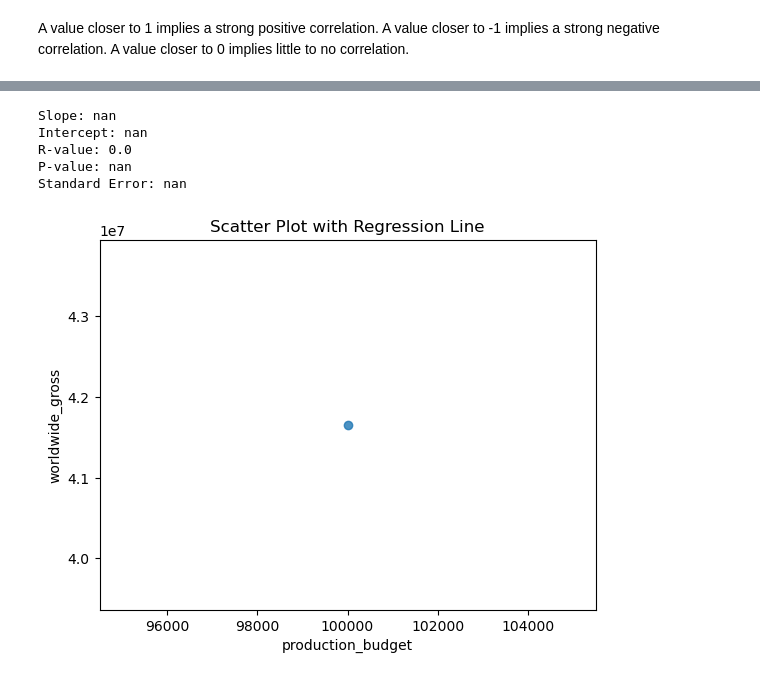
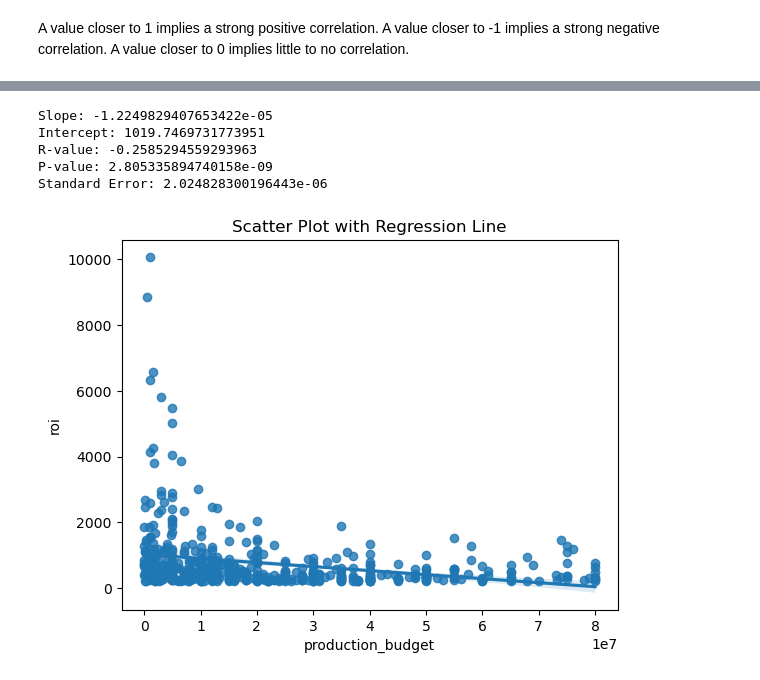
Before and after one commit to GoknurK/Movie_Studio, a Jupyter notebook: stats.ipynb, the cells around one changed output, grey strips where cells are left out. Drawn from its saved outputs; the diff is of its cells as text; code cells hidden in the pictures.

Commit message:
added regression model and plots

```diff
--- a/stats.ipynb
+++ b/stats.ipynb
@@ -177,0 +249,4 @@ movie_budgets_filtered
+# %%
+#new ROI column with production budget subtracted
+movie_budgets_filtered['roi'] = round((movie_budgets_filtered['net_profit'] / movie_budgets_filtered['production_budget']) * 100, 2)
+movie_budgets_filtered
@@ -178,6 +315,6 @@ movie_budgets_filtered
 # %%
-#filtering ROI above 200.0
-movie_budgets_filtered = movie_budgets_filtered[movie_budgets_filtered["ROI"] >= 200.0]
+#filtering roi above 200.0
+movie_budgets_filtered = movie_budgets_filtered[movie_budgets_filtered["roi"] >= 200.0]
 movie_budgets_filtered
 # %% [output]
 |  | id | release_date | movie | production_budget | domestic_gross | worldwide_gross | release_year | ... |
@@ -292,0 +430,3 @@ movie_df.to_csv('data/movie.df.csv', index=False)
+# %%
+#dropping unnecessary columns
+movie_df.drop(columns = ["id", "start_year", "original_title", "runtime_minutes"], inplace = True)
@@ -348,0 +493,4 @@ Name: ROI, dtype: float64
+# %%
+#removing the outlier
+max_value = movie_df['roi'].max()
+movie_df = movie_df[movie_df['roi'] != max_value]
@@ -411,21 +651,21 @@ NameError: name 'best_line' is not defined
 # %%
 from scipy.stats import linregress
-slope, intercept, r_value, p_value, std_err = linregress(movie_df["production_budget"], movie_df["ROI"])
+slope, intercept, r_value, p_value, std_err = linregress(movie_df["production_budget"], movie_df["roi"])
 print("Slope:", slope)
 print("Intercept:", intercept)
 print("R-value:", r_value)
 print("P-value:", p_value)
 print("Standard Error:", std_err)
 # %% [output]
-Slope: nan
-Intercept: nan
-R-value: 0.0
-P-value: nan
-Standard Error: nan
+Slope: -1.2249829407653422e-05
+Intercept: 1019.7469731773951
+R-value: -0.2585294559293963
+P-value: 2.805335894740158e-09
+Standard Error: 2.024828300196443e-06
 # %%
 # Scatter plot with regression line
-sns.regplot(x='production_budget', y='worldwide_gross', data=movie_df)
+sns.regplot(x='production_budget', y='roi', data=movie_df)
 plt.title('Scatter Plot with Regression Line')
 plt.show()
 # %% [output]
-[figure, old version]
+[figure, new version]
```
Also changed, not shown: parts of 51 cells of this notebook.
